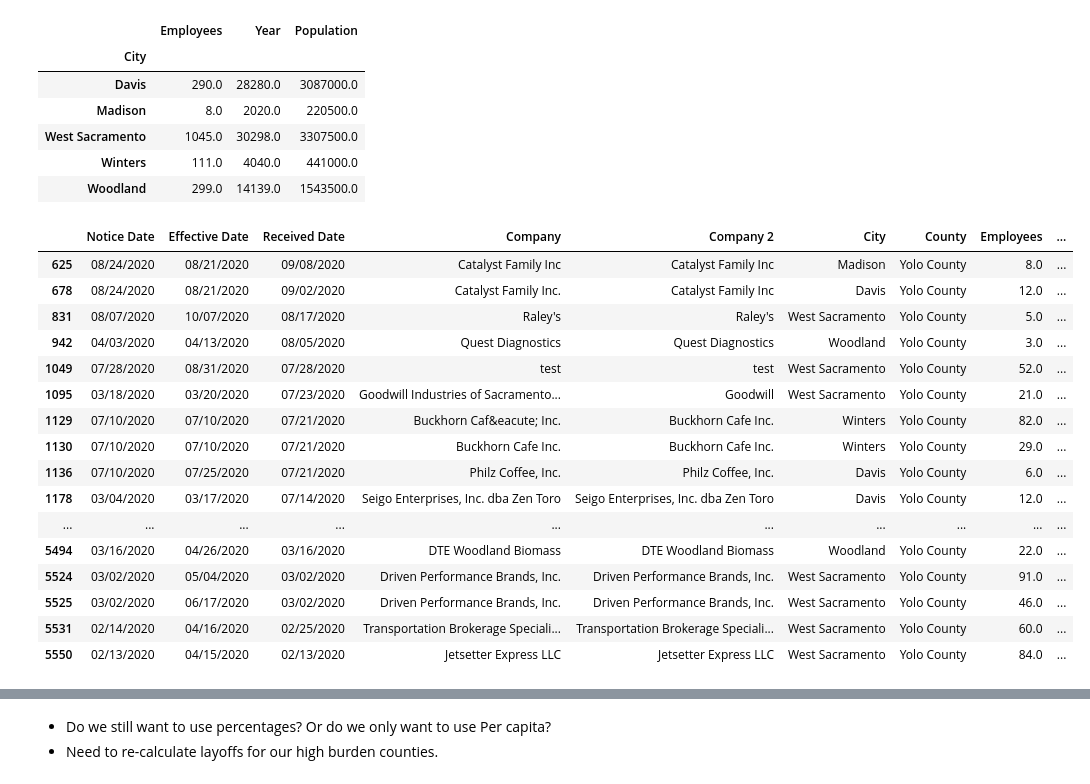
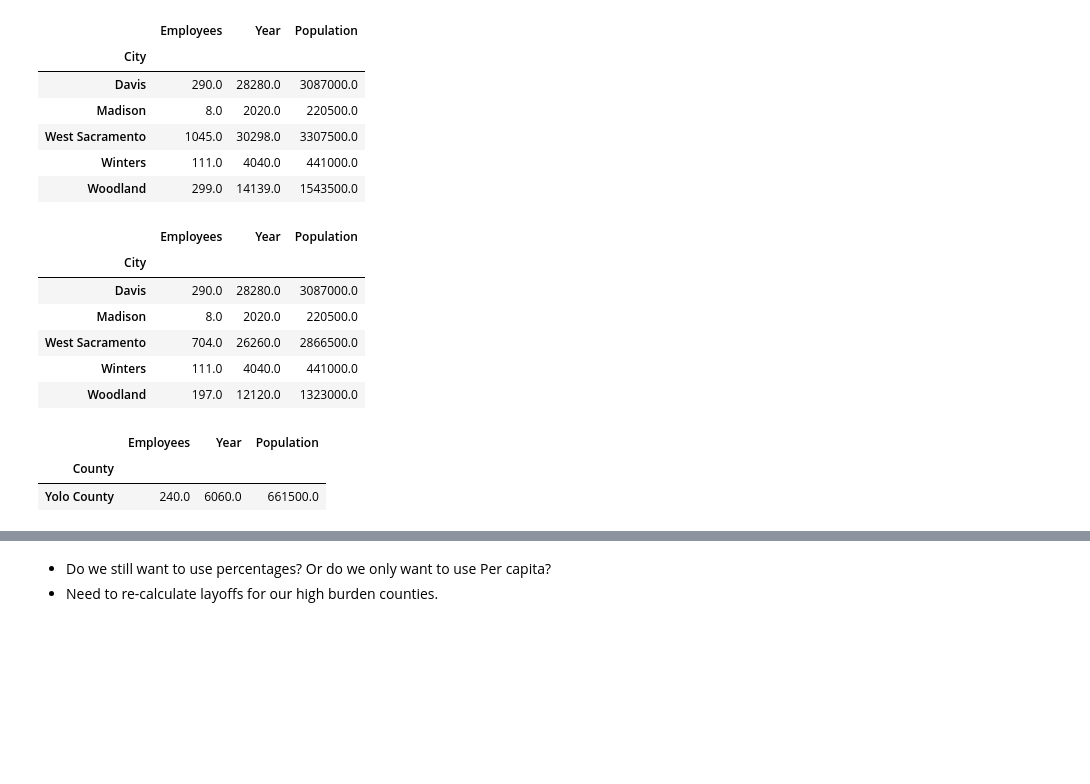
Before and after one commit to biglocalnews/WARN_Cali_analysis, a Jupyter notebook: hardest_hit/hard_hit_clean_city.ipynb, the cells around one changed output, grey strips where cells are left out. Drawn from its saved outputs; the diff is of its cells as text; code cells hidden in the pictures; blank space fills up the shorter version.

Commit message:
more fact-checking

```diff
--- a/hardest_hit/hard_hit_clean_city.ipynb
+++ b/hardest_hit/hard_hit_clean_city.ipynb
@@ -711,22 +720,23 @@ Yolo.groupby('City').sum()
 # %%
 Yolo = cali_no_dupes[cali_no_dupes['County'] == 'Yolo County']
 Yolo = Yolo[Yolo['Year'] == 2020.0]
-Yolo
+Yolo.groupby('City').sum()
 # %% [output]
-|  | Notice Date | Effective Date | Received Date | Company | Company 2 | City | County | Employees | ... |
-| 625 | 08/24/2020 | 08/21/2020 | 09/08/2020 | Catalyst Family Inc | Catalyst Family Inc | Madison | Yolo County | 8.0 | ... |
-| 678 | 08/24/2020 | 08/21/2020 | 09/02/2020 | Catalyst Family Inc. | Catalyst Family Inc | Davis | Yolo County | 12.0 | ... |
-| 831 | 08/07/2020 | 10/07/2020 | 08/17/2020 | Raley's | Raley's | West Sacramento | Yolo County | 5.0 | ... |
-| 942 | 04/03/2020 | 04/13/2020 | 08/05/2020 | Quest Diagnostics | Quest Diagnostics | Woodland | Yolo County | 3.0 | ... |
-| 1049 | 07/28/2020 | 08/31/2020 | 07/28/2020 | test | test | West Sacramento | Yolo County | 52.0 | ... |
-| 1095 | 03/18/2020 | 03/20/2020 | 07/23/2020 | Goodwill Industries of Sacramento... | Goodwill | West Sacramento | Yolo County | 21.0 | ... |
-| 1129 | 07/10/2020 | 07/10/2020 | 07/21/2020 | Buckhorn Caf&eacute; Inc. | Buckhorn Cafe Inc. | Winters | Yolo County | 82.0 | ... |
-| 1130 | 07/10/2020 | 07/10/2020 | 07/21/2020 | Buckhorn Cafe Inc. | Buckhorn Cafe Inc. | Winters | Yolo County | 29.0 | ... |
-| 1136 | 07/10/2020 | 07/25/2020 | 07/21/2020 | Philz Coffee, Inc. | Philz Coffee, Inc. | Davis | Yolo County | 6.0 | ... |
-| 1178 | 03/04/2020 | 03/17/2020 | 07/14/2020 | Seigo Enterprises, Inc. dba Zen Toro | Seigo Enterprises, Inc. dba Zen Toro | Davis | Yolo County | 12.0 | ... |
-| ... | ... | ... | ... | ... | ... | ... | ... | ... | ... |
-| 5494 | 03/16/2020 | 04/26/2020 | 03/16/2020 | DTE Woodland Biomass | DTE Woodland Biomass | Woodland | Yolo County | 22.0 | ... |
-| 5524 | 03/02/2020 | 05/04/2020 | 03/02/2020 | Driven Performance Brands, Inc. | Driven Performance Brands, Inc. | West Sacramento | Yolo County | 91.0 | ... |
-| 5525 | 03/02/2020 | 06/17/2020 | 03/02/2020 | Driven Performance Brands, Inc. | Driven Performance Brands, Inc. | West Sacramento | Yolo County | 46.0 | ... |
-| 5531 | 02/14/2020 | 04/16/2020 | 02/25/2020 | Transportation Brokerage Speciali... | Transportation Brokerage Speciali... | West Sacramento | Yolo County | 60.0 | ... |
-| 5550 | 02/13/2020 | 04/15/2020 | 02/13/2020 | Jetsetter Express LLC | Jetsetter Express LLC | West Sacramento | Yolo County | 84.0 | ... |
+|  | Employees | Year | Population |
+| City |  |  |  |
+| Davis | 290.0 | 28280.0 | 3087000.0 |
+| Madison | 8.0 | 2020.0 | 220500.0 |
+| West Sacramento | 704.0 | 26260.0 | 2866500.0 |
+| Winters | 111.0 | 4040.0 | 441000.0 |
+| Woodland | 197.0 | 12120.0 | 1323000.0 |
+# %%
+## Fact-Checking how many Layoffs Driven Performance Brands had in total for 2020.
+
+Yolo = cali_no_dupes[cali_no_dupes['County'] == 'Yolo County']
+Yolo = Yolo[Yolo['Year'] == 2020.0]
+sum_it = Yolo[Yolo['Company 2'] == 'Driven Performance Brands, Inc.']
+sum_it.groupby('County').sum()
+# %% [output]
+|  | Employees | Year | Population |
+| County |  |  |  |
+| Yolo County | 240.0 | 6060.0 | 661500.0 |
```
Also changed, not shown: parts of 11 cells of this notebook.
